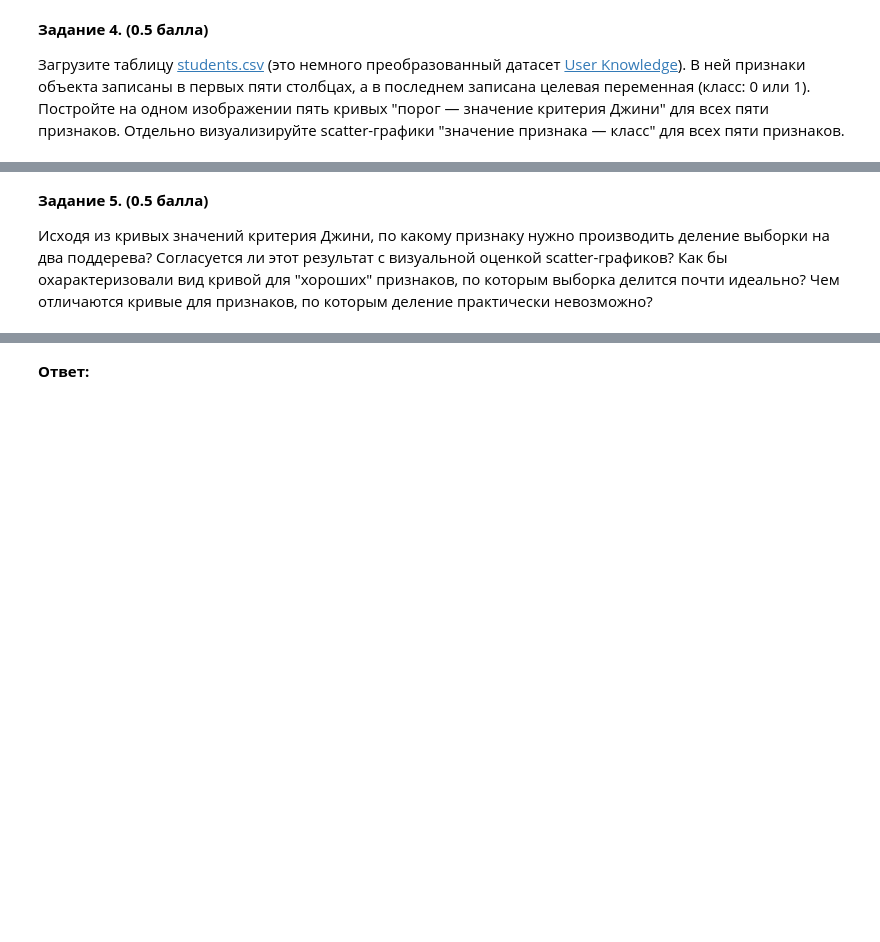
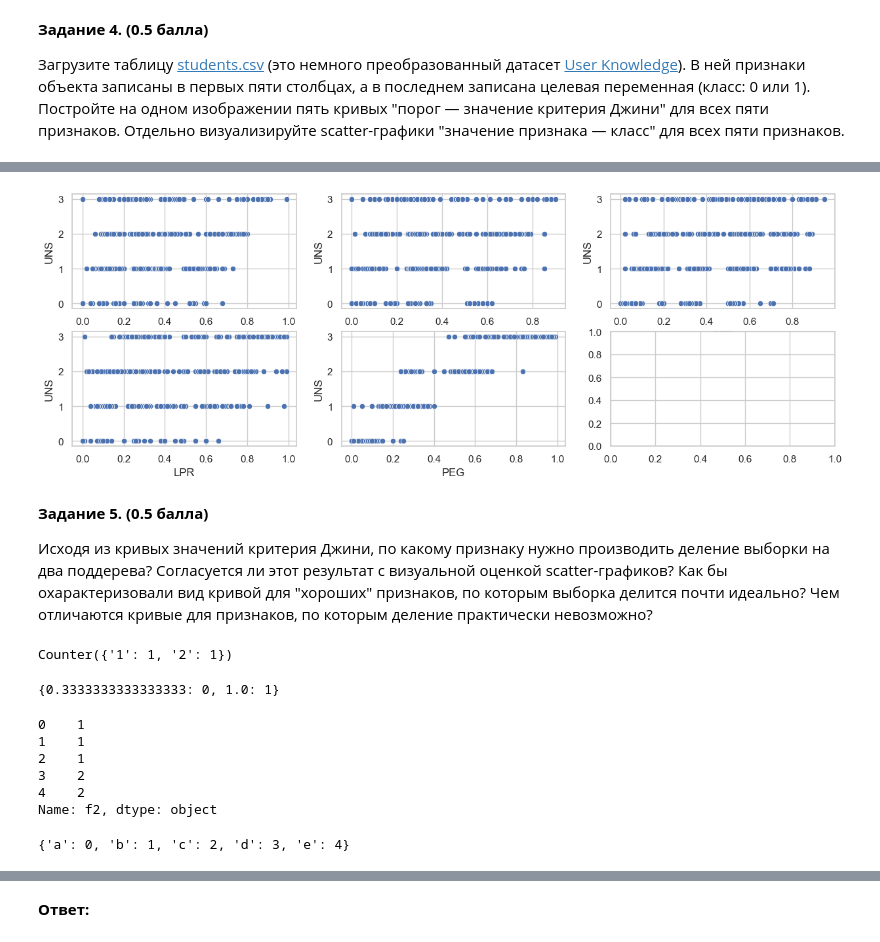
Before and after one commit to Uralbeckins/ML-Sokolov-Course, a Jupyter notebook: homework-practice-05-trees.ipynb, the cells around one changed output, grey strips where cells are left out. Cells and saved outputs as stored; diff of their text form; code cells hidden in the pictures; blank space fills up the shorter version.

```diff
--- a/homework-practice-05-trees.ipynb
+++ b/homework-practice-05-trees.ipynb
@@ -289,4 +309,57 @@ __Задание 4. (0.5 балла)__
+# %%
+fig, axes = plt.subplots(2, 3, figsize=(15, 5))
+for i in range(5):
+    # tr, gin, _, _ = find_best_split(X.iloc[:, i], y)
+    sns.scatterplot(x=X.iloc[:, i], y=y, ax=axes[i//3, i%3])
+# %% [output]
+[figure, added]
 # %% [markdown]
 __Задание 5. (0.5 балла)__
 
 Исходя из кривых значений критерия Джини, по какому признаку нужно производить деление выборки на два поддерева? Согласуется ли этот результат с визуальной оценкой scatter-графиков? Как бы охарактеризовали вид кривой для "хороших" признаков, по которым выборка делится почти идеально? Чем отличаются кривые для признаков, по которым деление практически невозможно?
+# %%
+from collections import Counter
+sub_X = pd.DataFrame({'f1': [1, 1, 1, 1, 1], 'f2': ['1', '1', '1', '1', '2']})
+sub_y = np.array([0, 0, 0, 1, 1])
+Counter([sub_X.iloc[i, 1] for i in range(len(sub_X)) if sub_y[i] == 1])
+# %% [output]
+Counter({'1': 1, '2': 1})
+# %%
+categories_map
+# %% [output]
+{0.3333333333333333: 0, 1.0: 1}
+# %%
+sub_X.iloc[:, 1]
+# %% [output]
+0    1
+1    1
+2    1
+3    2
+4    2
+Name: f2, dtype: object
+# %%
+from collections import Counter
+sub_X = pd.DataFrame({'f1': ['f', 'g', 'h', 'i', 'k'], 'f2': ['a', 'b', 'c', 'd', 'e']})
+sub_y = np.array([0, 0, 1, 1, 1])
+feature_type = 'cat'
+
+if feature_type == "num":
+    feature_vector = sub_X.iloc[:, 1]
+elif feature_type == "cat":
+    counts = Counter(sub_X.iloc[:, 1])
+    clicks = Counter([sub_X.iloc[i, 1] for i in range(len(sub_X)) if sub_y[i] == 1])
+    ratio = {}
+    for key, current_count in counts.items():
+        if key in clicks:
+            current_click = clicks[key]
+        else:
+            current_click = 0
+        ratio[key] = current_click / current_count
+    sorted_categories = sorted(ratio.items(), key=lambda x: x[1])
+    categories_map = {category: rank for rank, (category, _) in enumerate(sorted_categories)}
+    print(categories_map)
+    feature_vector = np.array(sub_X.iloc[:, 1].map(categories_map))
+else:
+    raise ValueError
+# %% [output]
+{'a': 0, 'b': 1, 'c': 2, 'd': 3, 'e': 4}
```
Also changed, not shown: parts of 14 cells of this notebook, 1 other file.
